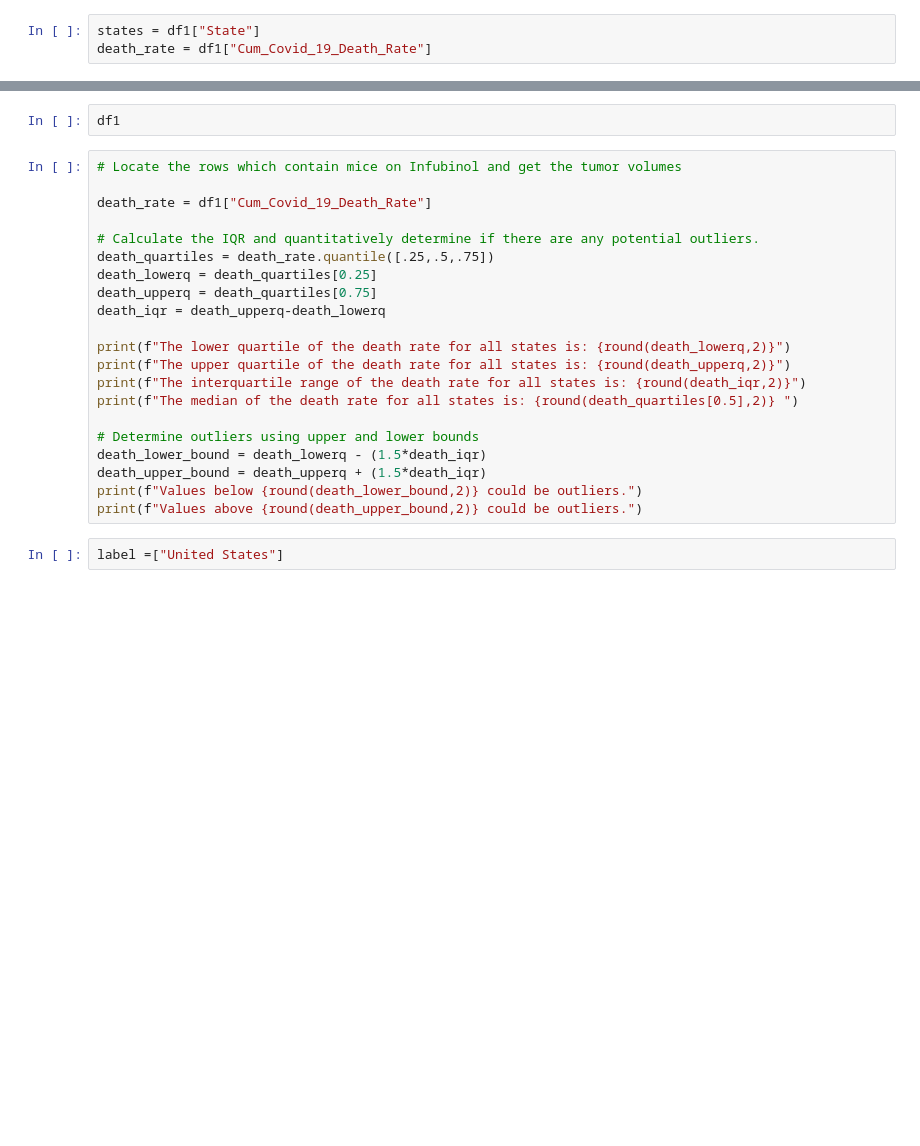
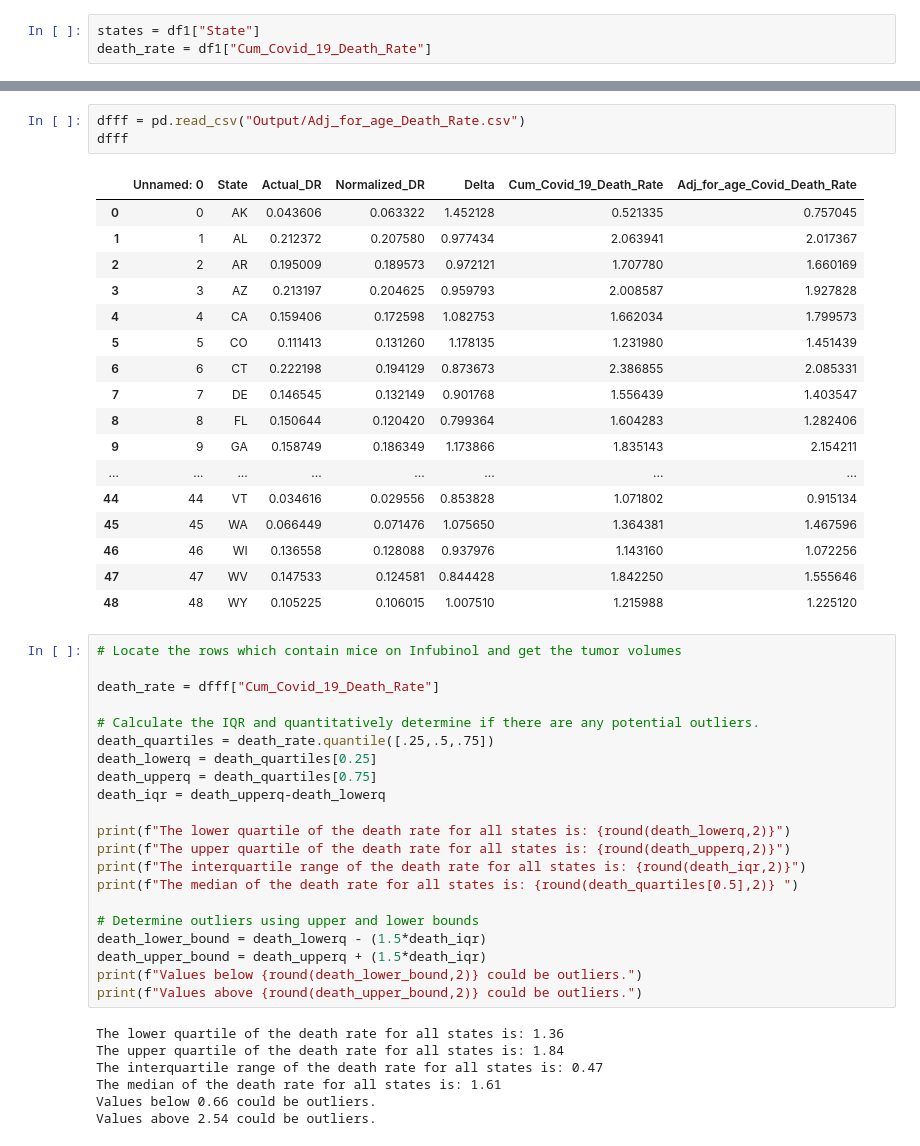
Before and after one commit to jenniecinelli/project_one, a Jupyter notebook: Folder4/jennie cleaning & analysis notebook.ipynb, the cells around one changed output, grey strips where cells are left out. Drawn from its saved outputs; the diff is of its cells as text; blank space fills up the shorter version.

```diff
--- a/Folder4/jennie cleaning & analysis notebook.ipynb
+++ b/Folder4/jennie cleaning & analysis notebook.ipynb
@@ -523,9 +430,28 @@ plt.show()
-# %%
-df1
+# %%
+dfff = pd.read_csv("Output/Adj_for_age_Death_Rate.csv")
+dfff
+# %% [output]
+|  | Unnamed: 0 | State | Actual_DR | Normalized_DR | Delta | Cum_Covid_19_Death_Rate | Adj_for_age_Covid_Death_Rate |
+| 0 | 0 | AK | 0.043606 | 0.063322 | 1.452128 | 0.521335 | 0.757045 |
+| 1 | 1 | AL | 0.212372 | 0.207580 | 0.977434 | 2.063941 | 2.017367 |
+| 2 | 2 | AR | 0.195009 | 0.189573 | 0.972121 | 1.707780 | 1.660169 |
+| 3 | 3 | AZ | 0.213197 | 0.204625 | 0.959793 | 2.008587 | 1.927828 |
+| 4 | 4 | CA | 0.159406 | 0.172598 | 1.082753 | 1.662034 | 1.799573 |
+| 5 | 5 | CO | 0.111413 | 0.131260 | 1.178135 | 1.231980 | 1.451439 |
+| 6 | 6 | CT | 0.222198 | 0.194129 | 0.873673 | 2.386855 | 2.085331 |
+| 7 | 7 | DE | 0.146545 | 0.132149 | 0.901768 | 1.556439 | 1.403547 |
+| 8 | 8 | FL | 0.150644 | 0.120420 | 0.799364 | 1.604283 | 1.282406 |
+| 9 | 9 | GA | 0.158749 | 0.186349 | 1.173866 | 1.835143 | 2.154211 |
+| ... | ... | ... | ... | ... | ... | ... | ... |
+| 44 | 44 | VT | 0.034616 | 0.029556 | 0.853828 | 1.071802 | 0.915134 |
+| 45 | 45 | WA | 0.066449 | 0.071476 | 1.075650 | 1.364381 | 1.467596 |
+| 46 | 46 | WI | 0.136558 | 0.128088 | 0.937976 | 1.143160 | 1.072256 |
+| 47 | 47 | WV | 0.147533 | 0.124581 | 0.844428 | 1.842250 | 1.555646 |
+| 48 | 48 | WY | 0.105225 | 0.106015 | 1.007510 | 1.215988 | 1.225120 |
 # %%
 # Locate the rows which contain mice on Infubinol and get the tumor volumes
 
-death_rate = df1["Cum_Covid_19_Death_Rate"]
+death_rate = dfff["Cum_Covid_19_Death_Rate"]
 
 # Calculate the IQR and quantitatively determine if there are any potential outliers.
 death_quartiles = death_rate.quantile([.25,.5,.75])
@@ -543,5 +469,10 @@ death_lower_bound = death_lowerq - (1.5*death_iqr)
 death_upper_bound = death_upperq + (1.5*death_iqr)
 print(f"Values below {round(death_lower_bound,2)} could be outliers.")
 print(f"Values above {round(death_upper_bound,2)} could be outliers.")
+# %% [output]
+The lower quartile of the death rate for all states is: 1.36
+The upper quartile of the death rate for all states is: 1.84
+The interquartile range of the death rate for all states is: 0.47
+The median of the death rate for all states is: 1.61
+Values below 0.66 could be outliers.
+Values above 2.54 could be outliers.
-# %%
-label =["United States"]
```
Also changed, not shown: parts of 21 cells of this notebook, 3 other files.
